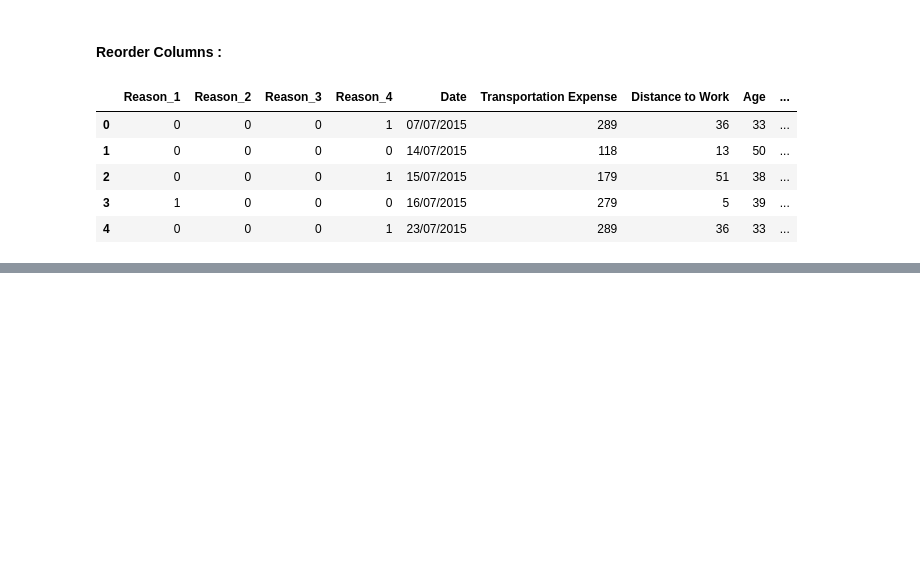
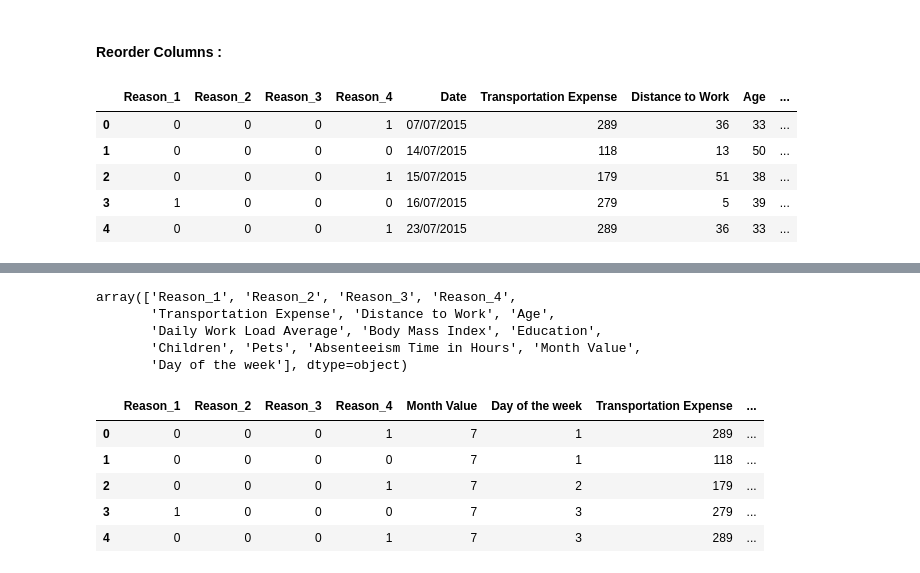
Before and after one commit to Veerangana-Dash/DataScience_Notebook, a Jupyter notebook: Case_Study/Absenteeism_Master/Absenteeism-Preprocessing.ipynb, the cells around one changed output, grey strips where cells are left out. Saved outputs shown, nothing was run; the diff lists cells and outputs as text; code cells hidden in the pictures; blank space fills up the shorter version.

```diff
--- a/Case_Study/Absenteeism_Master/Absenteeism-Preprocessing.ipynb
+++ b/Case_Study/Absenteeism_Master/Absenteeism-Preprocessing.ipynb
@@ -293,0 +492,23 @@ df.head()
+# %%
+df_reason_mod.columns.values
+# %% [output]
+array(['Reason_1', 'Reason_2', 'Reason_3', 'Reason_4',
+       'Transportation Expense', 'Distance to Work', 'Age',
+       'Daily Work Load Average', 'Body Mass Index', 'Education',
+       'Children', 'Pets', 'Absenteeism Time in Hours', 'Month Value',
+       'Day of the week'], dtype=object)
+# %%
+column_names =['Reason_1', 'Reason_2', 'Reason_3', 'Reason_4','Month Value',
+       'Day of the week','Transportation Expense', 'Distance to Work', 'Age',
+       'Daily Work Load Average', 'Body Mass Index', 'Education',
+       'Children', 'Pets', 'Absenteeism Time in Hours']
+# %%
+df_reason_mod = df_reason_mod[column_names]
+df_reason_mod.head()
+# %% [output]
+|  | Reason_1 | Reason_2 | Reason_3 | Reason_4 | Month Value | Day of the week | Transportation Expense | ... |
+| 0 | 0 | 0 | 0 | 1 | 7 | 1 | 289 | ... |
+| 1 | 0 | 0 | 0 | 0 | 7 | 1 | 118 | ... |
+| 2 | 0 | 0 | 0 | 1 | 7 | 2 | 179 | ... |
+| 3 | 1 | 0 | 0 | 0 | 7 | 3 | 279 | ... |
+| 4 | 0 | 0 | 0 | 1 | 7 | 3 | 289 | ... |
```
Also changed, not shown: parts of 48 cells of this notebook, 1 other file.
